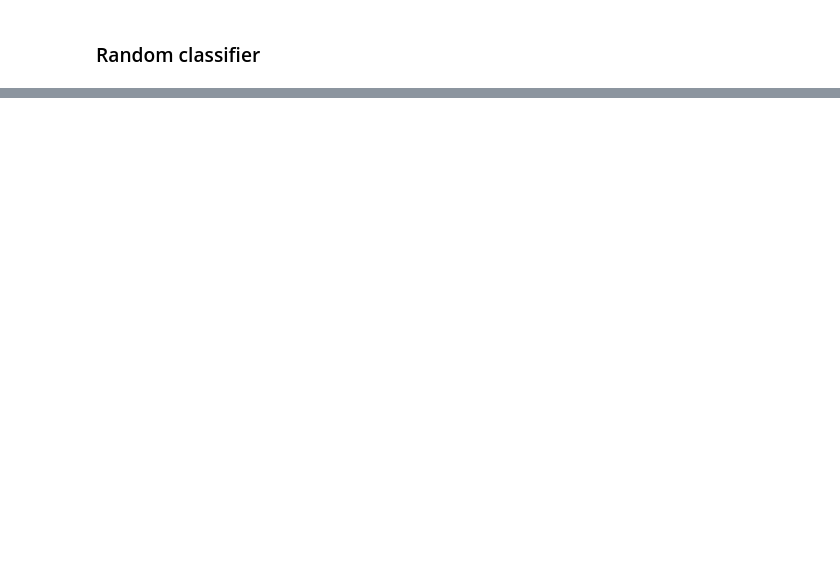
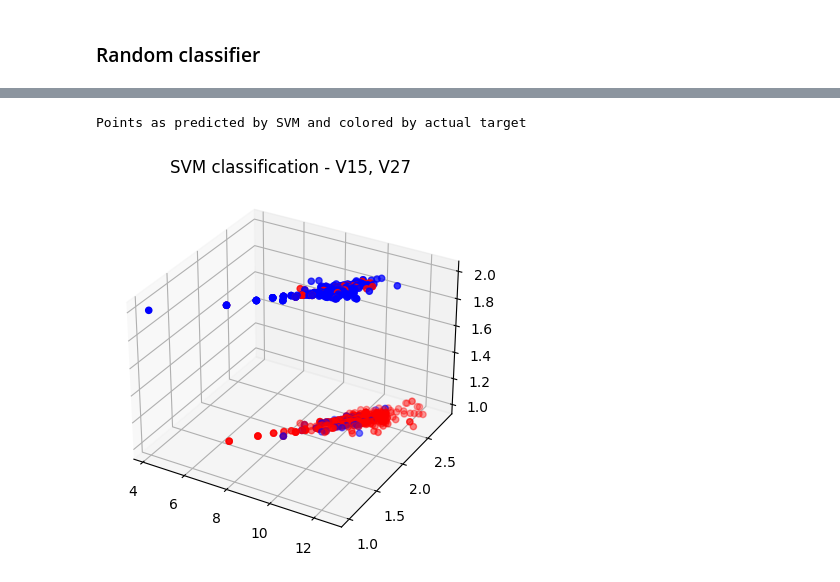
Before and after one commit to strojanski/IS-labs, a Jupyter notebook: seminarji/sem2/sem2.ipynb, the cells around one changed output, grey strips where cells are left out. Saved outputs shown, nothing was run; the diff lists cells and outputs as text; code cells hidden in the pictures; blank space fills up the shorter version.

```diff
--- a/seminarji/sem2/sem2.ipynb
+++ b/seminarji/sem2/sem2.ipynb
@@ -148,0 +246,22 @@ for i in range(5):
+# %%
+from sklearn.pipeline import make_pipeline
+from sklearn.preprocessing import StandardScaler
+
+# https://scikit-learn.org/stable/modules/svm.html
+class SupportVector:
+    def __init__(self, train_df, test_df):
+        self.train_df = train_df
+        self.test_df = test_df
+
+    def fit(self, kernel="linear", degree=2, gamma="auto"):
+        # Get train and test data
+        X_train, y_train = self.train_df.loc[:, self.train_df.columns != "Class"], self.train_df["Class"]
+        X_test, y_test = self.test_df.loc[:, self.test_df.columns != "Class"], self.test_df["Class"]
+
+
+        clf = sklearn.svm.SVC(kernel=kernel, degree=degree, gamma=gamma)
+        clf.fit(X_train, y_train)
+
+        accuracy = clf.score(X_test, y_test)
+
+        return clf, accuracy
@@ -148,0 +274,17 @@ for i in range(5):
+# %%
+prediction = clf.predict(df.loc[:, df.columns != "Class"])
+
+features = ["V15", "V27", "Class"]
+
+predicted_colors = ["red" if target == 1 else "blue" for target in prediction]
+diff_colors = ["green" if predicted == target else "red" for target, predicted in zip(df["Class"], prediction)]
+
+fig = plt.figure()
+ax = fig.add_subplot(111, projection="3d")
+
+ax.scatter(xs=df[features[0]], ys=df[features[1]], zs=prediction, c=colors)
+ax.set_title(f"SVM classification - {features[0]}, {features[1]}")
+print("Points as predicted by SVM and colored by actual target")
+# %% [output]
+Points as predicted by SVM and colored by actual target
+[figure, added]
```
Also changed, not shown: parts of 17 cells of this notebook, 1 other file.
